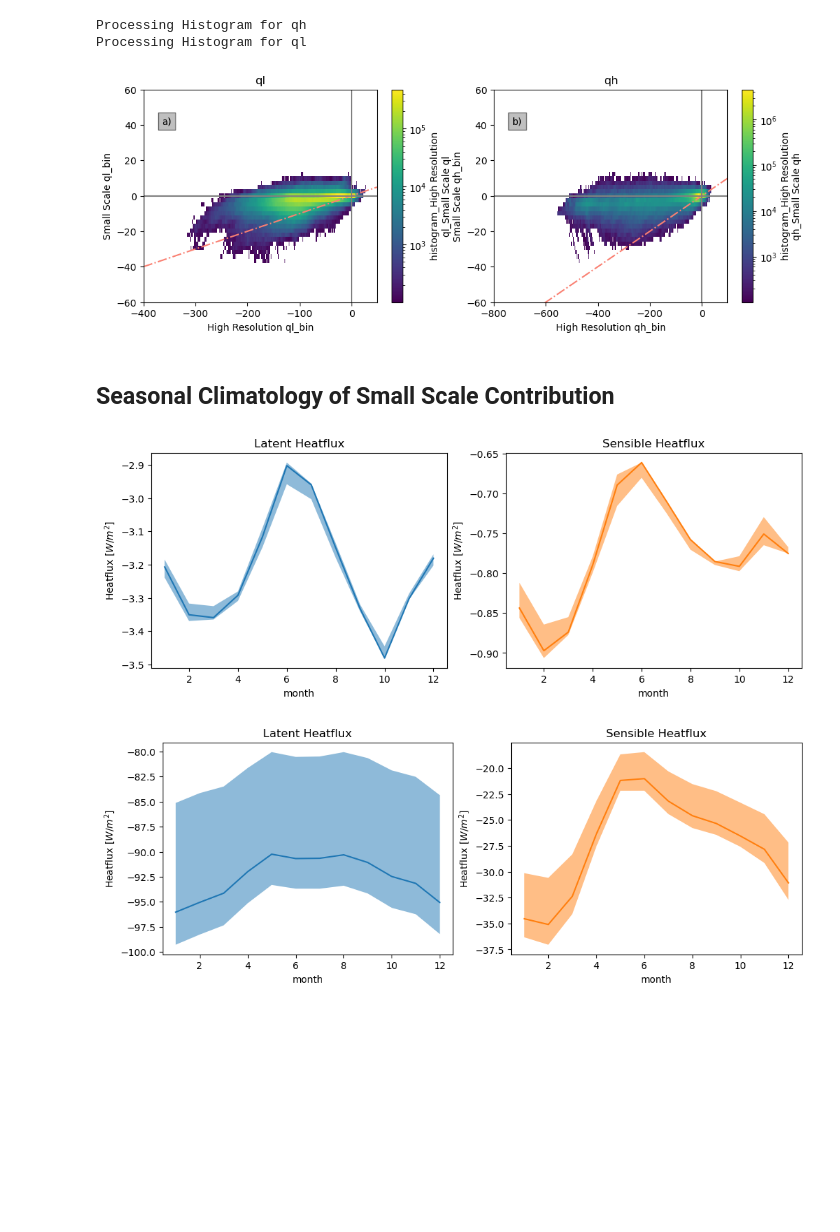
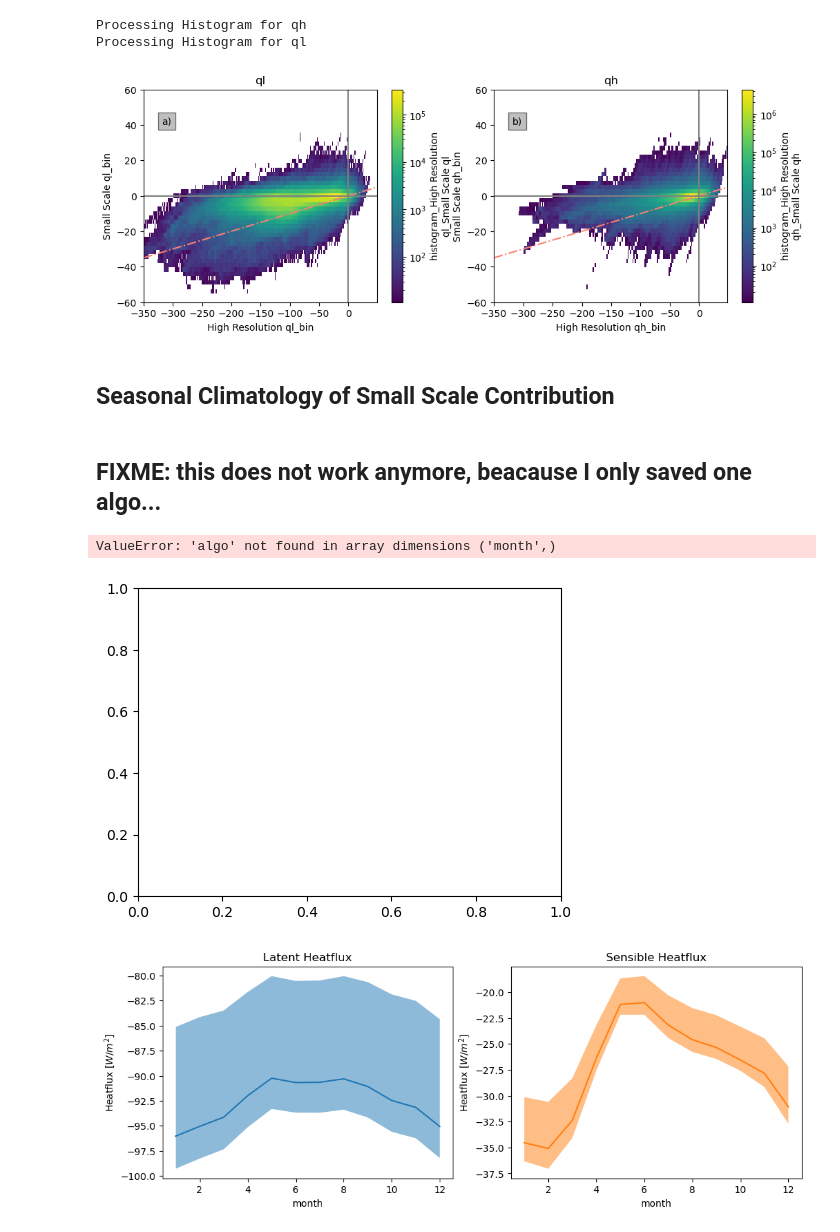
Before and after one commit to ocean-transport/scale-aware-air-sea, a Jupyter notebook: paper/plots.ipynb, the cells around one changed output. Saved outputs shown, nothing was run; the diff lists cells and outputs as text; code cells hidden in the pictures; blank space fills up the shorter version.

Commit message:
newest plots with ice mask

```diff
--- a/paper/plots.ipynb
+++ b/paper/plots.ipynb
@@ -92,10 +94,10 @@ ds_small_scale_mean_coarse = open_zarr(mapper_coarse_flux_decomposition_mean)
 # %%
 # fill the nans in lon/lat
 ds_plot_mean=ds_small_scale_mean.sel(algo=primary_algo)
-ds_plot_monthly=ds_small_scale_monthly.sel(algo=primary_algo)
+ds_plot_monthly=ds_small_scale_monthly
 
 # 🚨 only use for internal testing
-ds_plot_daily=ds_small_scale_daily.sel(algo=primary_algo)
+ds_plot_daily=ds_small_scale_daily
 
 # the lon/lat coords have missing values which are dletter_subplotsined by 0!!
 # that is pretty silly, since 0 is a valid value in each array...
@@ -195,22 +197,24 @@ hist
 # %% [markdown]
 ## Scatter: Q_H_bar vs Q_L_bar
 # %%
-from xhistogram.xarray import histogram
+# from xhistogram.xarray import histogram
 
-bins = {'qh':np.arange(-800, 100, 2), 'ql':np.arange(-400, 50, 1)}
+# bins = {'qh':np.arange(-800, 100, 2), 'ql':np.arange(-400, 50, 1)}
 
-hist_dict = {}
+# hist_dict = {}
 
-for var in ['qh', 'ql']:
-    print(f"Processing Histogram for {var}")
-    da_plot=ds_small_scale_monthly[var].sel(algo=primary_algo)
+# for var in ['qh', 'ql']:
+#     print(f"Processing Histogram for {var}")
+#     da_plot=ds_small_scale_monthly[var]
+#     # # recalculate Q_L_bar
+#     # da_plot.assign
 
-    highres = da_plot.sel(term='Q_H_bar')
-    highres.name = f'High Resolution {var}'
+#     highres = da_plot.sel(term='Q_H_bar')
+#     highres.name = f'High Resolution {var}'
 
-    lowres = da_plot.sel(term='Q_L_bar')
-    lowres.name = f'Low Resolution {var}'
+#     lowres = da_plot.sel(term='Q_L_bar')
+#     lowres.name = f'Low Resolution {var}'
 
-    h = histogram(highres, lowres, bins=[bins[var], bins[var]])
+#     h = histogram(highres, lowres, bins=[bins[var], bins[var]])
 
-    hist_dict[var] = h.load()
+#     hist_dict[var] = h.load()
@@ -264,13 +263,13 @@ letter_subplots(axarr, box_color='0.5', fontsize=10)
 # %%
 from xhistogram.xarray import histogram
 
-bins = {'qh':np.arange(-800, 100, 2), 'ql':np.arange(-400, 50, 1)}
+bins = {'qh':np.arange(-350, 50, 2), 'ql':np.arange(-350, 50, 1)}
 
 hist_dict_relative = {}
 
 for var in ['qh', 'ql']:
     print(f"Processing Histogram for {var}")
-    da_plot=ds_small_scale_monthly[var].sel(algo=primary_algo)
+    da_plot=ds_small_scale_monthly[var]
     da_plot = da_plot.isel(time=slice(0,12))
 
     highres = da_plot.sel(term='Q_H_bar')
@@ -290,7 +289,8 @@ fig, axarr = plt.subplots(ncols=2, figsize=[12,4])
 
 for var, ax in zip(['ql', 'qh'], axarr.flat):
     h = hist_dict_relative[var]
-    h = h.where(h>100)
+    # h = h.where(h>100)
+    h = h.where(h>10)
     vmin=h.min()
     vmax=h.max()
     norm=colors.LogNorm(vmin=vmin, vmax=vmax)
@@ -308,7 +308,7 @@ for var, ax in zip(['ql', 'qh'], axarr.flat):
 
 letter_subplots(axarr, box_color='0.5', fontsize=10)
 # %% [output]
-[figure, old version]
+[figure, new version]
 # %% [markdown]
 ## Seasonal Climatology of Small Scale Contribution
 # %%
@@ -316,30 +316,33 @@ def global_mean(ds):
     return ds.weighted(ds.area_t).mean(['xt_ocean', 'yt_ocean'])
 climatology_small = global_mean(ds_small_scale_monthly).sel(term='Q_star_star').groupby('time.month').mean().load()
 climatology_full = global_mean(ds_small_scale_monthly).sel(term='Q_H_bar').groupby('time.month').mean().load()
+# %% [markdown]
+## FIXME: this does not work anymore, beacause I only saved one algo...
 # %%
 alpha = 0.5
 
 fig = plt.figure(figsize=[12,4])
 for i, (var, co, label) in enumerate([('ql', 'C0', 'Latent Heatflux'), ('qh', 'C1', 'Sensible Heatflux')]):
     plt.subplot(1,2,i+1)
     da = climatology_small[var]
-    da_ref = climatology_small[var].sel(algo=primary_algo)
+    da_ref = climatology_small[var]
     shaded_line_plot(
         # climatology_small[var],# full range
         da - da.mean('month') + da_ref.mean('month'),# time mean removed
         'algo',
         spread_style='quantile',
         spreads=[1.0],
         alphas=[alpha],
         line_kwargs={'color':co, 'alpha':0.0},
     )# show the full range
     da_ref.plot(color=co)
 
     plt.ylabel('Heatflux [$W/m^2$]')
     plt.title(label)
 plt.show()
 # %% [output]
+ValueError: 'algo' not found in array dimensions ('month',)
-[figure, old version]
+[figure, new version]
 # %%
 alpha = 0.5
 fig = plt.figure(figsize=[12,4])
```
Also changed, not shown: parts of 9 cells of this notebook, 6 other files.
